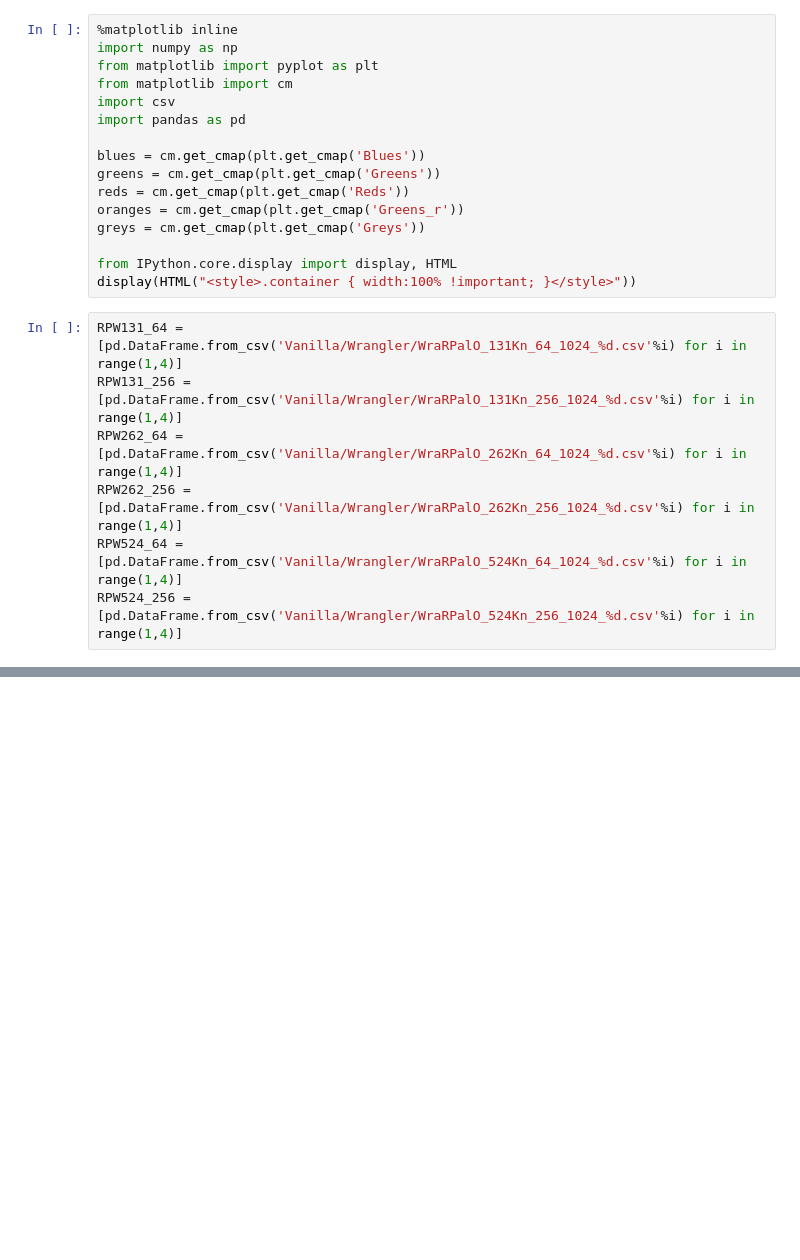
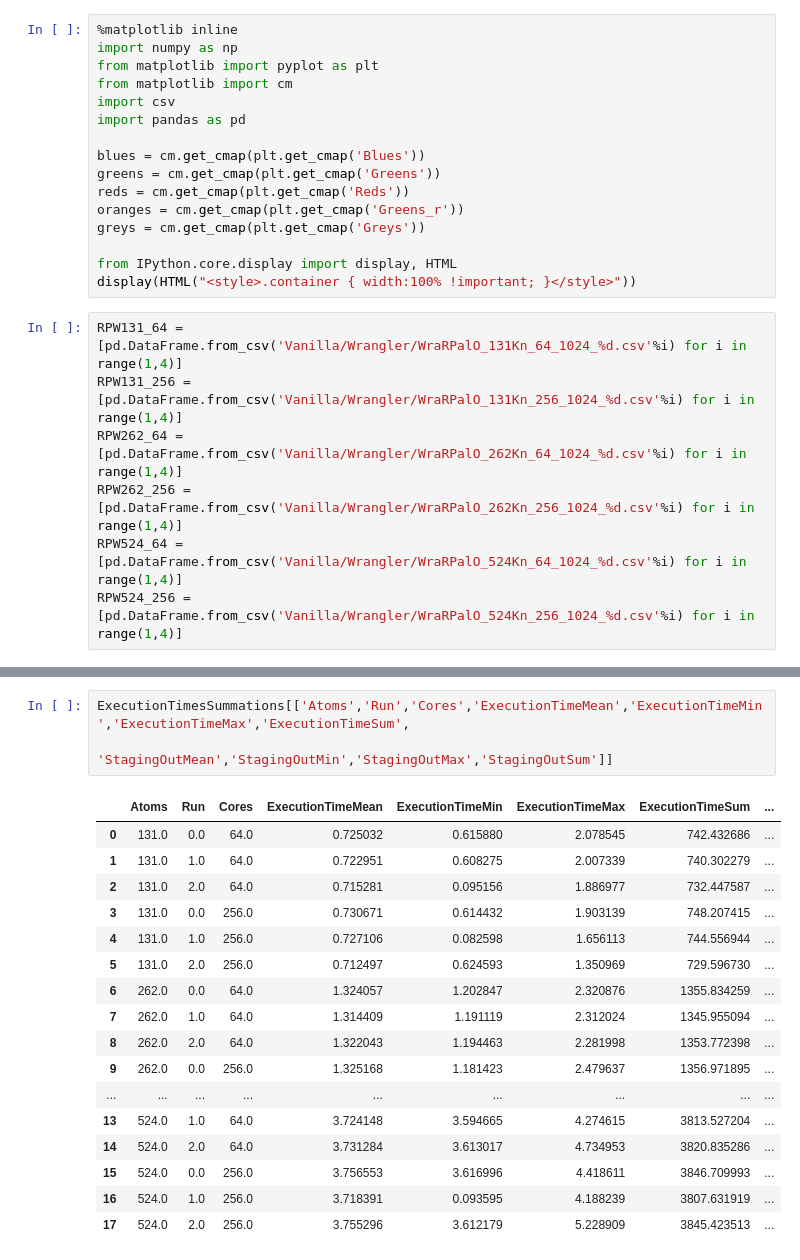
Before and after one commit to radical-experiments/midas_exps, a Jupyter notebook: leaflet-finder/RPLeafletFinderWranglerAnalysis.ipynb, the cells around one changed output, grey strips where cells are left out. Cells and saved outputs as stored; diff of their text form; blank space fills up the shorter version.

```diff
--- a/leaflet-finder/RPLeafletFinderWranglerAnalysis.ipynb
+++ b/leaflet-finder/RPLeafletFinderWranglerAnalysis.ipynb
@@ -92,0 +189,21 @@ ExecutionTimesSummations
+# %%
+ExecutionTimesSummations[['Atoms','Run','Cores','ExecutionTimeMean','ExecutionTimeMin','ExecutionTimeMax','ExecutionTimeSum',
+                                                                       'StagingOutMean','StagingOutMin','StagingOutMax','StagingOutSum']]
+# %% [output]
+|  | Atoms | Run | Cores | ExecutionTimeMean | ExecutionTimeMin | ExecutionTimeMax | ExecutionTimeSum | ... |
+| 0 | 131.0 | 0.0 | 64.0 | 0.725032 | 0.615880 | 2.078545 | 742.432686 | ... |
+| 1 | 131.0 | 1.0 | 64.0 | 0.722951 | 0.608275 | 2.007339 | 740.302279 | ... |
+| 2 | 131.0 | 2.0 | 64.0 | 0.715281 | 0.095156 | 1.886977 | 732.447587 | ... |
+| 3 | 131.0 | 0.0 | 256.0 | 0.730671 | 0.614432 | 1.903139 | 748.207415 | ... |
+| 4 | 131.0 | 1.0 | 256.0 | 0.727106 | 0.082598 | 1.656113 | 744.556944 | ... |
+| 5 | 131.0 | 2.0 | 256.0 | 0.712497 | 0.624593 | 1.350969 | 729.596730 | ... |
+| 6 | 262.0 | 0.0 | 64.0 | 1.324057 | 1.202847 | 2.320876 | 1355.834259 | ... |
+| 7 | 262.0 | 1.0 | 64.0 | 1.314409 | 1.191119 | 2.312024 | 1345.955094 | ... |
+| 8 | 262.0 | 2.0 | 64.0 | 1.322043 | 1.194463 | 2.281998 | 1353.772398 | ... |
+| 9 | 262.0 | 0.0 | 256.0 | 1.325168 | 1.181423 | 2.479637 | 1356.971895 | ... |
+| ... | ... | ... | ... | ... | ... | ... | ... | ... |
+| 13 | 524.0 | 1.0 | 64.0 | 3.724148 | 3.594665 | 4.274615 | 3813.527204 | ... |
+| 14 | 524.0 | 2.0 | 64.0 | 3.731284 | 3.613017 | 4.734953 | 3820.835286 | ... |
+| 15 | 524.0 | 0.0 | 256.0 | 3.756553 | 3.616996 | 4.418611 | 3846.709993 | ... |
+| 16 | 524.0 | 1.0 | 256.0 | 3.718391 | 0.093595 | 4.188239 | 3807.631919 | ... |
+| 17 | 524.0 | 2.0 | 256.0 | 3.755296 | 3.612179 | 5.228909 | 3845.423513 | ... |
```
Also changed, not shown: parts of 4 cells of this notebook.
